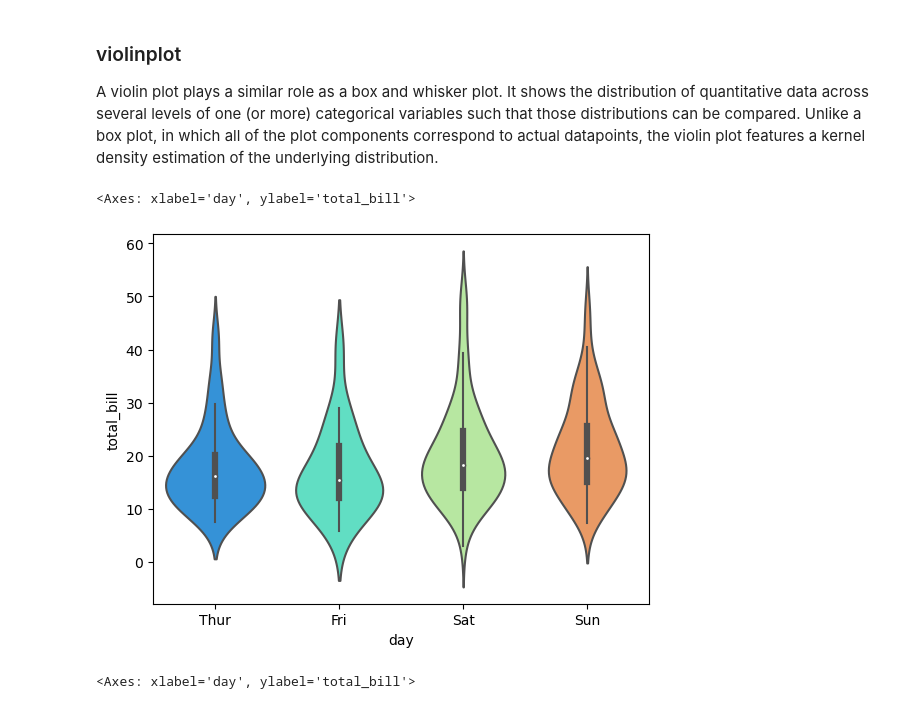
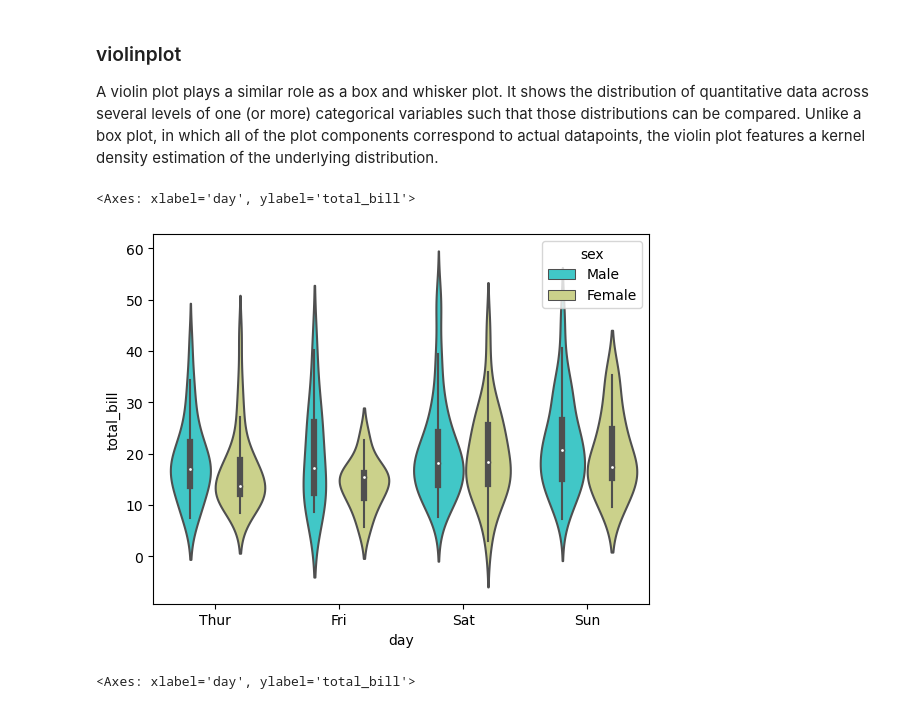
Before and after one commit to Kingswhale/Understanding-Artificial-Intelligence, a Jupyter notebook: 06-Data-Visualization-with-Seaborn/02-Categorical Plots.ipynb, the cells around one changed output. Saved outputs shown, nothing was run; the diff lists cells and outputs as text; code cells hidden in the pictures.

```diff
--- a/06-Data-Visualization-with-Seaborn/02-Categorical Plots.ipynb
+++ b/06-Data-Visualization-with-Seaborn/02-Categorical Plots.ipynb
@@ -76,10 +78,10 @@ sns.boxplot(x="day", y="total_bill", hue="smoker",data=tips, palette="coolwarm")
 ### violinplot
 A violin plot plays a similar role as a box and whisker plot. It shows the distribution of quantitative data across several levels of one (or more) categorical variables such that those distributions can be compared. Unlike a box plot, in which all of the plot components correspond to actual datapoints, the violin plot features a kernel density estimation of the underlying distribution.
 # %%
-sns.violinplot(x="day", y="total_bill", data=tips,palette='rainbow')
+sns.violinplot(x="day", y="total_bill", data=tips,hue='sex',palette='rainbow')
 # %% [output]
 <Axes: xlabel='day', ylabel='total_bill'>
-[figure, old version]
+[figure, new version]
 # %%
 sns.violinplot(x="day", y="total_bill", data=tips,hue='sex',palette='Set1')
 # %% [output]
```
Also changed, not shown: parts of 8 cells of this notebook, 1 other file.
